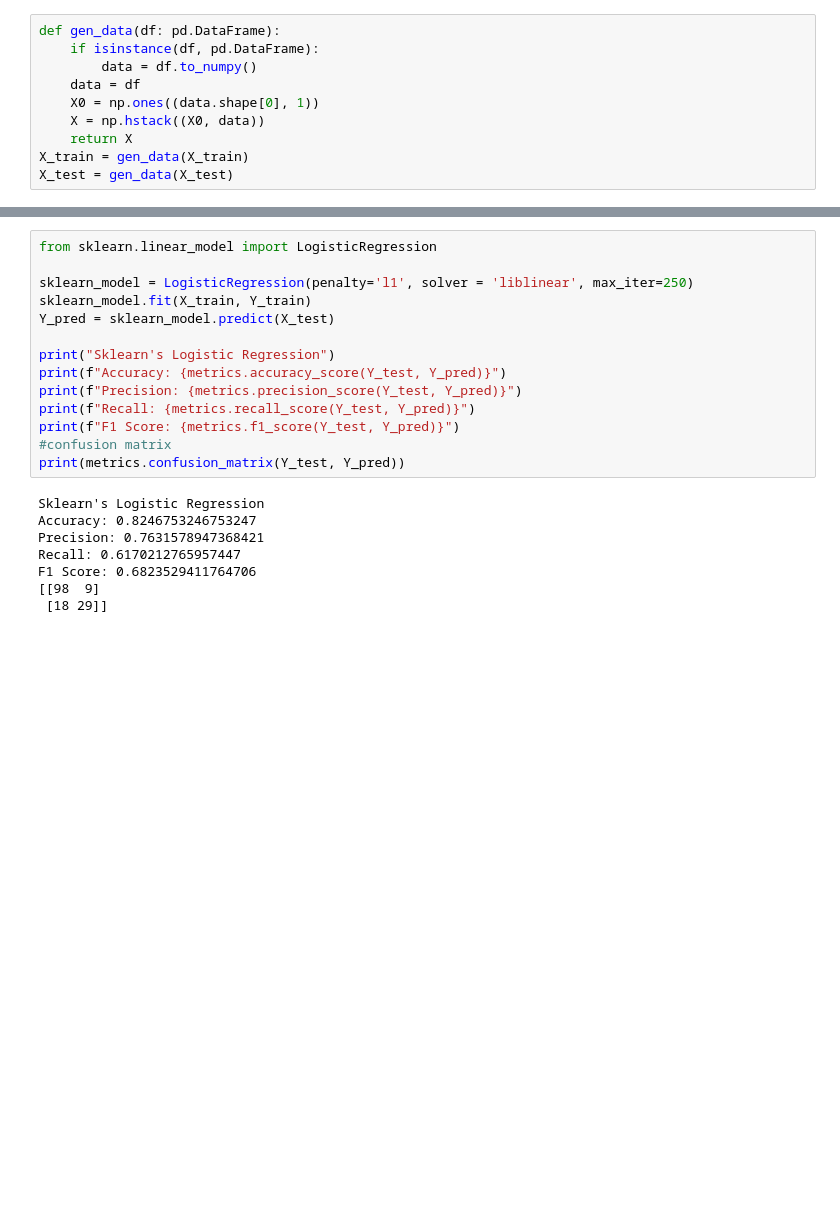
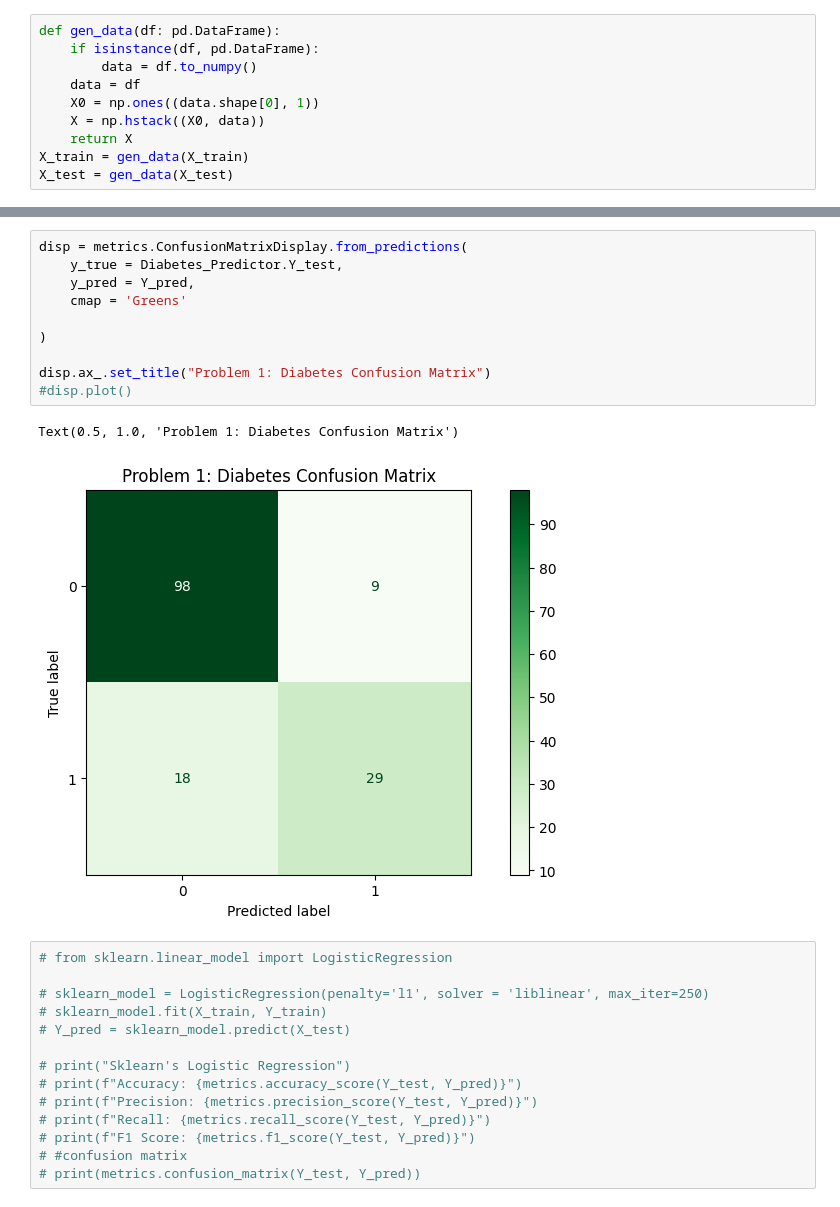
Before and after one commit to jaskinkabir/Intro_ML, a Jupyter notebook: HM3/hm3.ipynb, the cells around one changed output, grey strips where cells are left out. Cells and saved outputs as stored; diff of their text form; blank space fills up the shorter version.

```diff
--- a/HM3/hm3.ipynb
+++ b/HM3/hm3.ipynb
@@ -169,22 +167,27 @@ Confusion Matrix:
+# %%
+disp = metrics.ConfusionMatrixDisplay.from_predictions(
+    y_true = Diabetes_Predictor.Y_test,
+    y_pred = Y_pred,
+    cmap = 'Greens'
+
+)
+
+disp.ax_.set_title("Problem 1: Diabetes Confusion Matrix")
+#disp.plot()
+# %% [output]
+Text(0.5, 1.0, 'Problem 1: Diabetes Confusion Matrix')
+[figure, added]
 # %%
-from sklearn.linear_model import LogisticRegression
+# from sklearn.linear_model import LogisticRegression
 
-sklearn_model = LogisticRegression(penalty='l1', solver = 'liblinear', max_iter=250)
-sklearn_model.fit(X_train, Y_train)
-Y_pred = sklearn_model.predict(X_test)
+# sklearn_model = LogisticRegression(penalty='l1', solver = 'liblinear', max_iter=250)
+# sklearn_model.fit(X_train, Y_train)
+# Y_pred = sklearn_model.predict(X_test)
 
-print("Sklearn's Logistic Regression")
-print(f"Accuracy: {metrics.accuracy_score(Y_test, Y_pred)}")
-print(f"Precision: {metrics.precision_score(Y_test, Y_pred)}")
-print(f"Recall: {metrics.recall_score(Y_test, Y_pred)}")
-print(f"F1 Score: {metrics.f1_score(Y_test, Y_pred)}")
-#confusion matrix
-print(metrics.confusion_matrix(Y_test, Y_pred))
+# print("Sklearn's Logistic Regression")
+# print(f"Accuracy: {metrics.accuracy_score(Y_test, Y_pred)}")
+# print(f"Precision: {metrics.precision_score(Y_test, Y_pred)}")
+# print(f"Recall: {metrics.recall_score(Y_test, Y_pred)}")
+# print(f"F1 Score: {metrics.f1_score(Y_test, Y_pred)}")
+# #confusion matrix
+# print(metrics.confusion_matrix(Y_test, Y_pred))
-# %% [output]
-Sklearn's Logistic Regression
-Accuracy: 0.8246753246753247
-Precision: 0.7631578947368421
-Recall: 0.6170212765957447
-F1 Score: 0.6823529411764706
-[[98  9]
- [18 29]]
```
Also changed, not shown: parts of 10 cells of this notebook.
